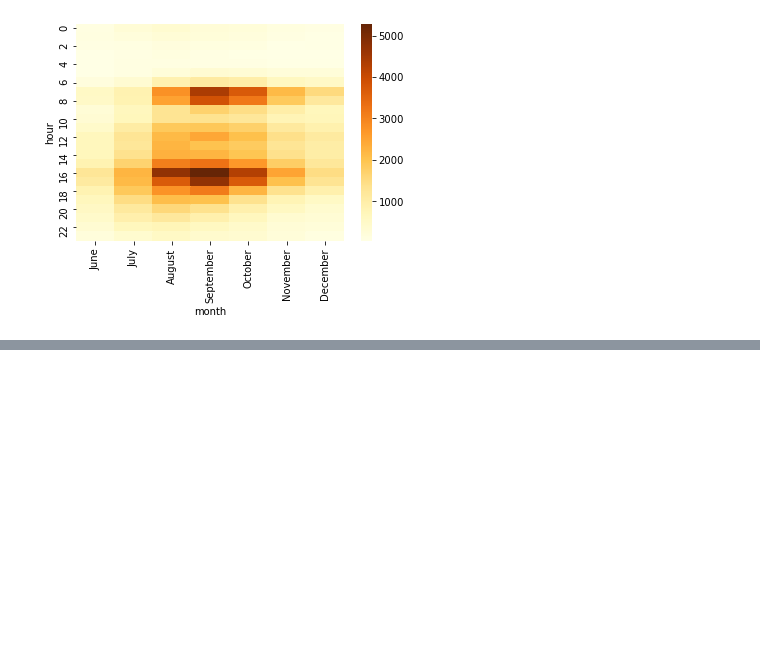
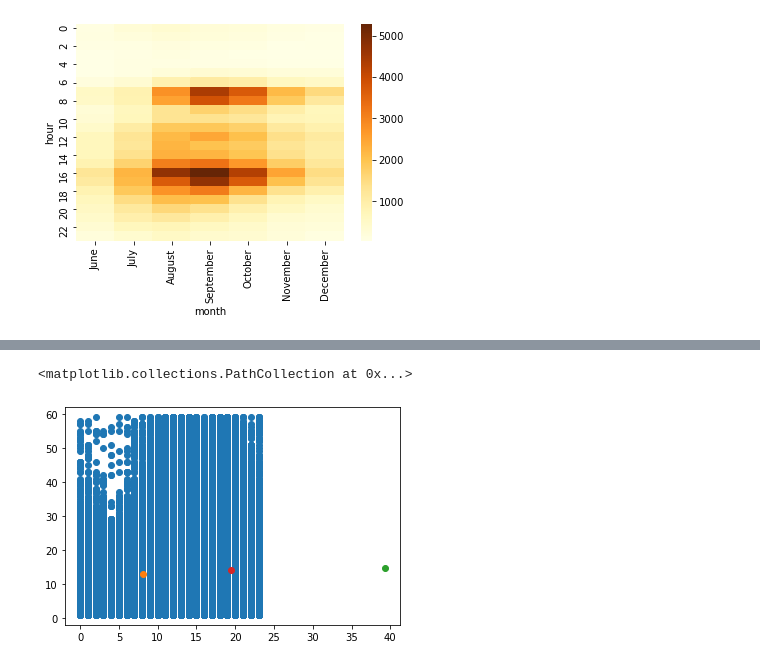
Before and after one commit to flowton/bike-rental, a Jupyter notebook: bike-rental-gbg.ipynb, the cells around one changed output, grey strips where cells are left out. Drawn from its saved outputs; the diff is of its cells as text; code cells hidden in the pictures; blank space fills up the shorter version.

```diff
--- a/bike-rental-gbg.ipynb
+++ b/bike-rental-gbg.ipynb
@@ -251,0 +266,14 @@ sns.heatmap(month_hour, cmap = 'YlOrBr')
+# %%
+df_plot_dur_reduce = df_plot[df_plot['duration'] < 60]
+
+kmeans = KMeans(n_clusters= 3).fit(df_plot_dur_reduce[['duration', 'hour']])
+kmeans.cluster_centers_
+
+plt.scatter(x = df_plot_dur_reduce['hour'], y = df_plot_dur_reduce['duration'])
+plt.scatter(x = kmeans.cluster_centers_[0][0], y = kmeans.cluster_centers_[0][1])
+plt.scatter(x = kmeans.cluster_centers_[1][0], y = kmeans.cluster_centers_[1][1])
+plt.scatter(x = kmeans.cluster_centers_[2][0], y = kmeans.cluster_centers_[2][1])
+#plt.scatter(x = kmeans.cluster_centers_[3][0], y = kmeans.cluster_centers_[3][1])
+# %% [output]
+<matplotlib.collections.PathCollection at 0x...>
+[figure, added]
```
Also changed, not shown: parts of 18 cells of this notebook.
